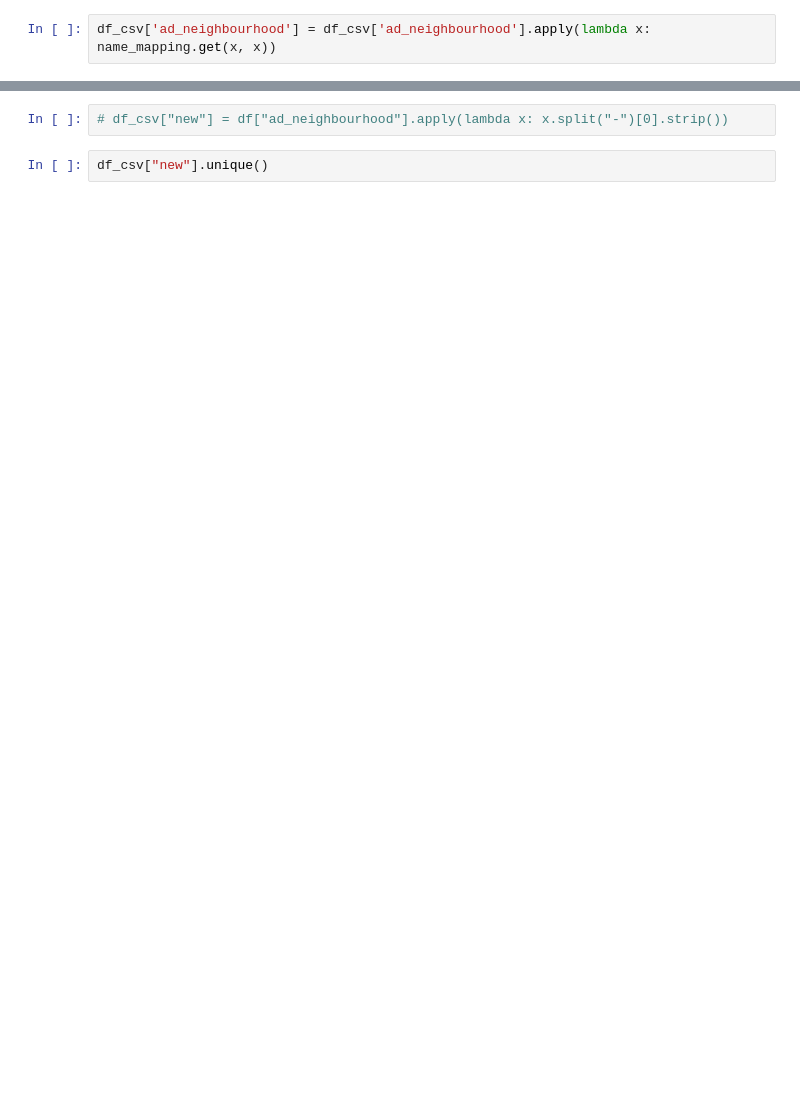
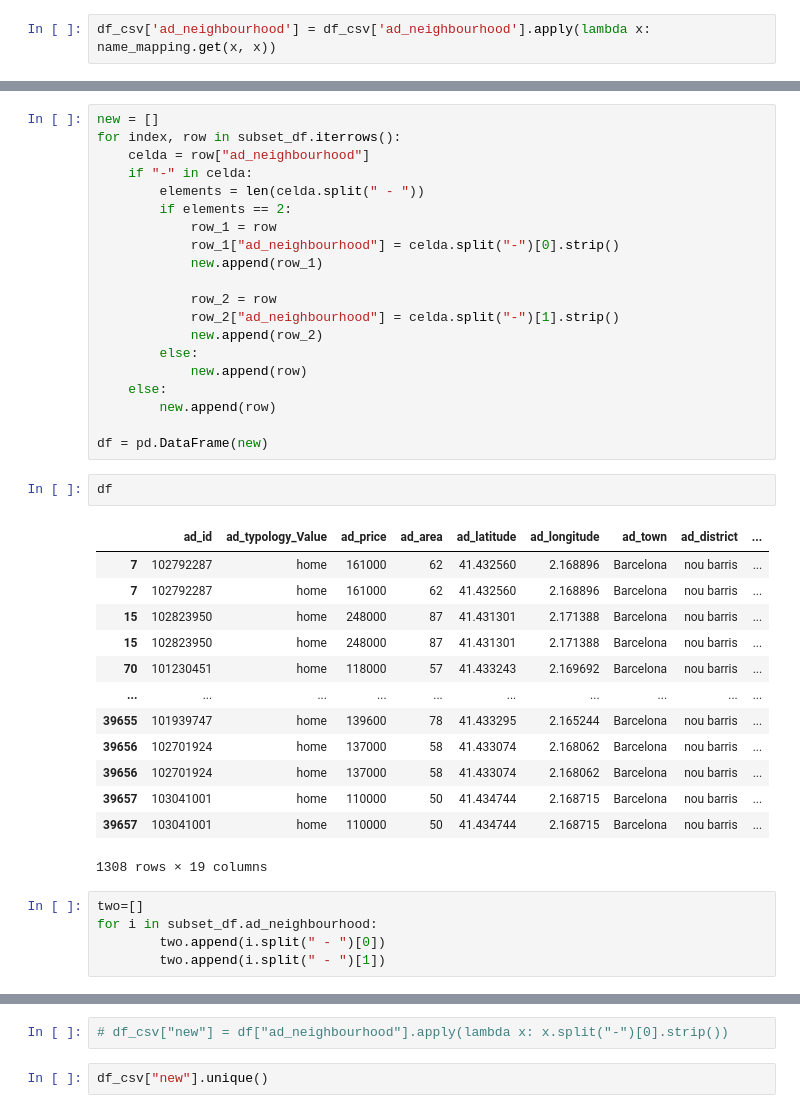
Before and after one commit to marcoayora/final_project, a Jupyter notebook: Notebooks/cleaning_idea.ipynb, the cells around one changed output, grey strips where cells are left out. Drawn from its saved outputs; the diff is of its cells as text; blank space fills up the shorter version.

```diff
--- a/Notebooks/cleaning_idea.ipynb
+++ b/Notebooks/cleaning_idea.ipynb
@@ -222,0 +236,41 @@ Name: new2, Length: 39711, dtype: object
+# %%
+new = []
+for index, row in subset_df.iterrows():
+    celda = row["ad_neighbourhood"]
+    if "-" in celda:
+        elements = len(celda.split(" - "))
+        if elements == 2:
+            row_1 = row
+            row_1["ad_neighbourhood"] = celda.split("-")[0].strip()
+            new.append(row_1)
+
+            row_2 = row
+            row_2["ad_neighbourhood"] = celda.split("-")[1].strip()
+            new.append(row_2)
+        else:
+            new.append(row)
+    else:
+        new.append(row)
+
+df = pd.DataFrame(new)
+# %%
+df
+# %% [output]
+|  | ad_id | ad_typology_Value | ad_price | ad_area | ad_latitude | ad_longitude | ad_town | ad_district | ... |
+| 7 | 102792287 | home | 161000 | 62 | 41.432560 | 2.168896 | Barcelona | nou barris | ... |
+| 7 | 102792287 | home | 161000 | 62 | 41.432560 | 2.168896 | Barcelona | nou barris | ... |
+| 15 | 102823950 | home | 248000 | 87 | 41.431301 | 2.171388 | Barcelona | nou barris | ... |
+| 15 | 102823950 | home | 248000 | 87 | 41.431301 | 2.171388 | Barcelona | nou barris | ... |
+| 70 | 101230451 | home | 118000 | 57 | 41.433243 | 2.169692 | Barcelona | nou barris | ... |
+| ... | ... | ... | ... | ... | ... | ... | ... | ... | ... |
+| 39655 | 101939747 | home | 139600 | 78 | 41.433295 | 2.165244 | Barcelona | nou barris | ... |
+| 39656 | 102701924 | home | 137000 | 58 | 41.433074 | 2.168062 | Barcelona | nou barris | ... |
+| 39656 | 102701924 | home | 137000 | 58 | 41.433074 | 2.168062 | Barcelona | nou barris | ... |
+| 39657 | 103041001 | home | 110000 | 50 | 41.434744 | 2.168715 | Barcelona | nou barris | ... |
+| 39657 | 103041001 | home | 110000 | 50 | 41.434744 | 2.168715 | Barcelona | nou barris | ... |
+1308 rows × 19 columns
+# %%
+two=[]
+for i in subset_df.ad_neighbourhood:
+        two.append(i.split(" - ")[0])
+        two.append(i.split(" - ")[1])
```
Also changed, not shown: parts of 30 cells of this notebook, 1 other file.
